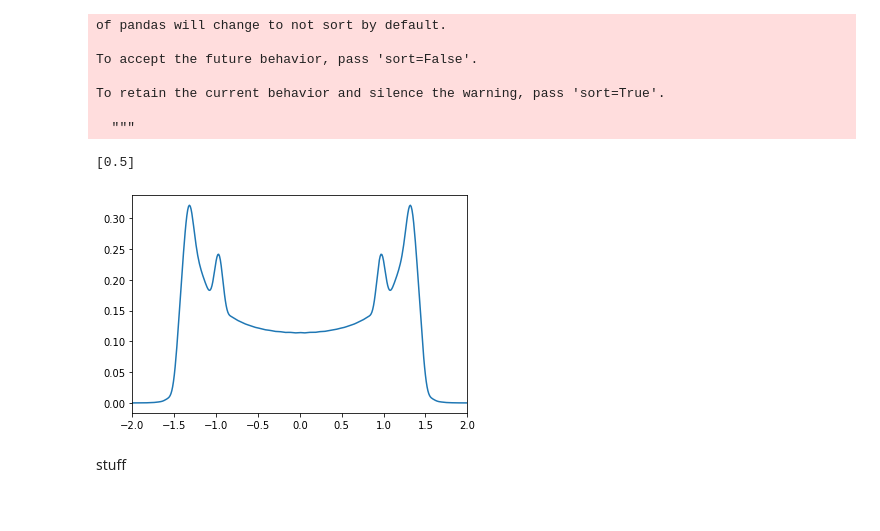
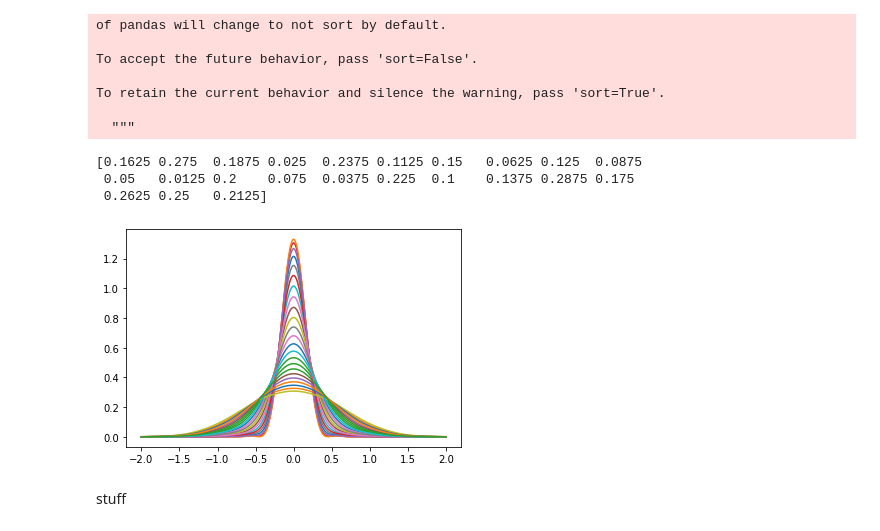
Before and after one commit to n-e-sherman/mps, a Jupyter notebook: jupyter/Untitled.ipynb, the cells around one changed output. Saved outputs shown, nothing was run; the diff lists cells and outputs as text; code cells hidden in the pictures.

```diff
--- a/jupyter/Untitled.ipynb
+++ b/jupyter/Untitled.ipynb
@@ -29,38 +29,40 @@ To retain the current behavior and silence the warning, pass 'sort=True'.
 
   """
 # %%
-dfc = df.loc[(df['thermal'] == 1) & (df['N']==50) & (df['Model']=='XX') & (df['MaxDim'] == 100) & (df['nChebyshev']==1700) & (df['W']==50)]
+dfc = df.loc[(df['thermal'] == 1) & (df['N']==80) & (df['Model']=='Heisenberg') & (df['MaxDim'] == 100) & (df['nChebyshev']==1700) & (df['W']>30)]
 N = int(dfc.nChebyshev.unique())
 qs = dfc.qFactor.unique()
 print(qs)
 W = float(dfc.W.unique())
+W = W
 Wp = 0.9875
 a = W/(2*Wp)
 omegas = np.linspace(-2,2,401)
 s = []
 for q in qs:
     mom = list((dfc.loc[dfc['qFactor']==q]).moment)
     wp = (omegas+W/2)/a - Wp
     coeff = ((2.0*Wp)/W)/(np.pi*np.sqrt(1-wp**2))
     res = g(0,N)*mom[0]
     for i in range(1,N):
         res += 2*g(i,N)*mom[i]*T(i,wp)
     s.append(coeff*res)
 moms = list(dfc.moment)
-plt.xlim(-2,2)
 for sw in s:
     plt.plot(omegas,sw)
 plt.savefig('XX-L50.pdf',format='pdf')
 dfout = pd.DataFrame()
 for q,sqw in zip(list(qs),s):
     predf = {'omega' : omegas, 'S' : sqw}
     dftemp = pd.DataFrame(predf)
     dftemp['qFactor'] = q
     dfout = pd.concat([dfout,dftemp])
 dfout.to_csv('S/Heisenberg_80_Chebyshev')
 # %% [output]
-[0.5]
+[0.1625 0.275  0.1875 0.025  0.2375 0.1125 0.15   0.0625 0.125  0.0875
+ 0.05   0.0125 0.2    0.075  0.0375 0.225  0.1    0.1375 0.2875 0.175
+ 0.2625 0.25   0.2125]
-[figure, old version]
+[figure, new version]
 # %% [markdown]
 stuff
 # %% [markdown]
```
Also changed, not shown: parts of 5 cells of this notebook, 13 other files.
